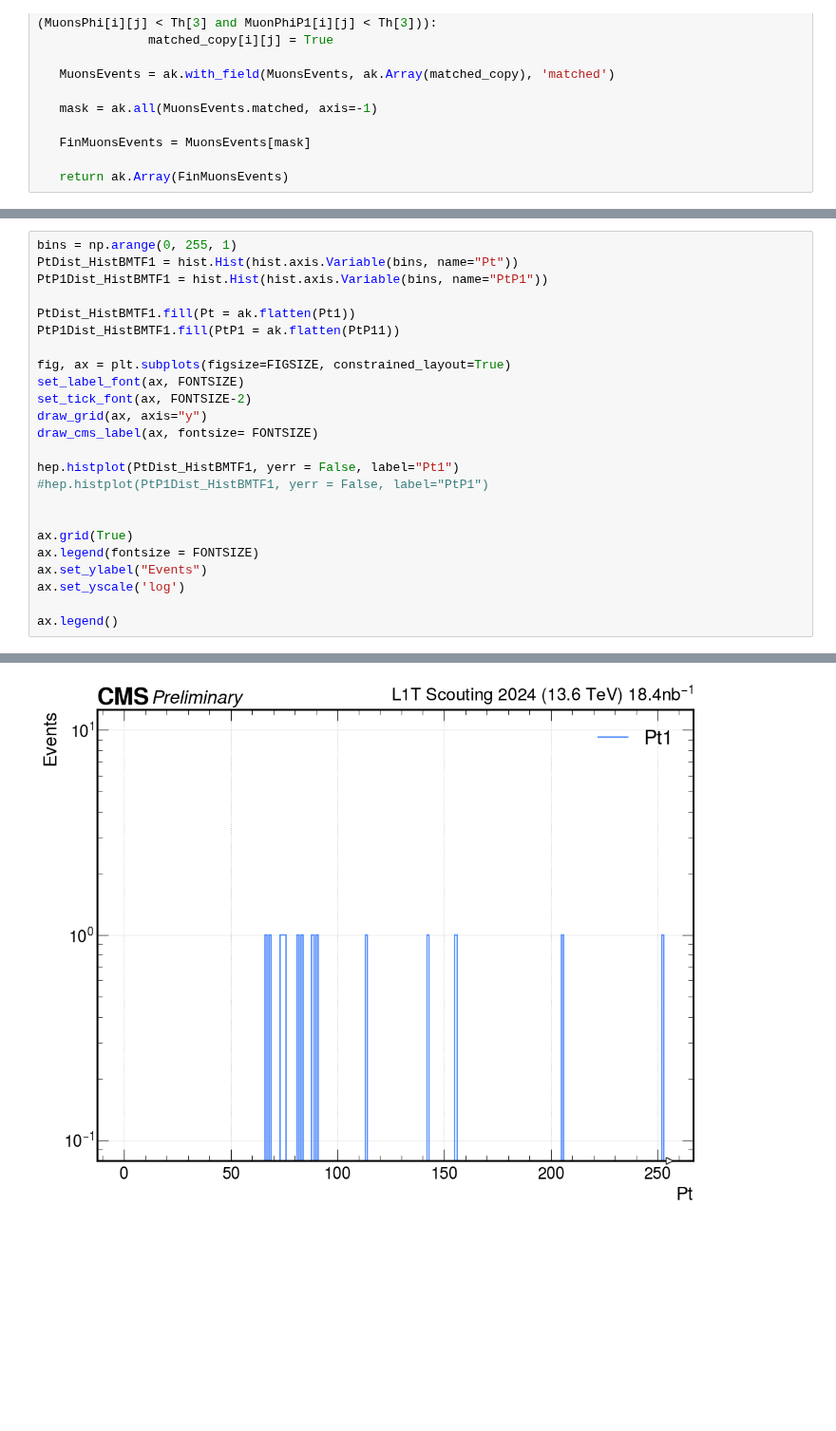
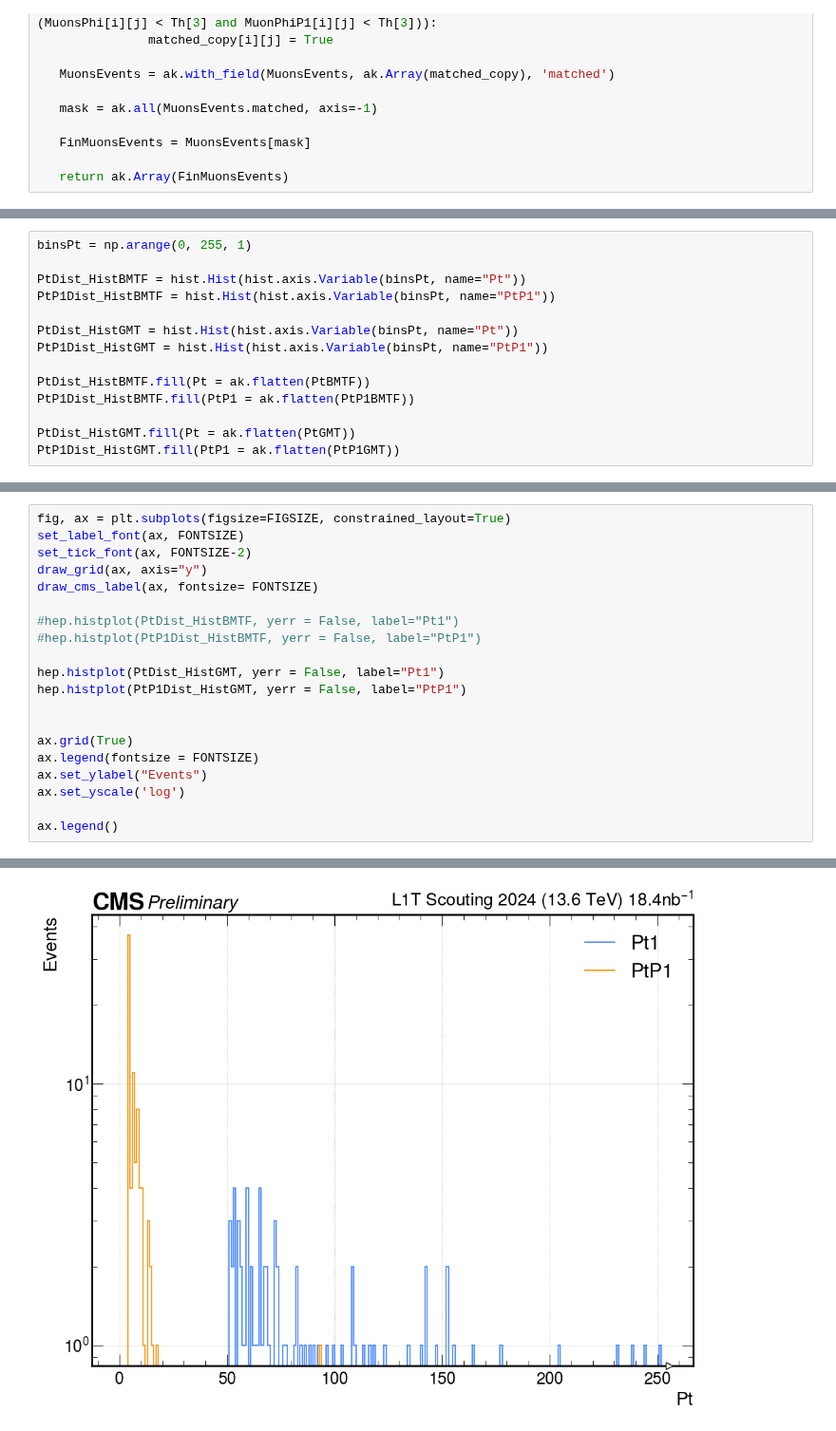
Before and after one commit to francescoreschio/Tesi-Triennale, a Jupyter notebook: Codice/HSCP.ipynb, the cells around one changed output, grey strips where cells are left out. Shown at 95% size. Cells and saved outputs as stored; diff of their text form; blank space fills up the shorter version.

```diff
--- a/Codice/HSCP.ipynb
+++ b/Codice/HSCP.ipynb
@@ -236,0 +243,14 @@ EtaP11 = FilMuonsEvents1['MuonP1Property']['Eta']
+# %%
+binsPt = np.arange(0, 255, 1)
+
+PtDist_HistBMTF = hist.Hist(hist.axis.Variable(binsPt, name="Pt"))
+PtP1Dist_HistBMTF = hist.Hist(hist.axis.Variable(binsPt, name="PtP1"))
+
+PtDist_HistGMT = hist.Hist(hist.axis.Variable(binsPt, name="Pt"))
+PtP1Dist_HistGMT = hist.Hist(hist.axis.Variable(binsPt, name="PtP1"))
+
+PtDist_HistBMTF.fill(Pt = ak.flatten(PtBMTF))
+PtP1Dist_HistBMTF.fill(PtP1 = ak.flatten(PtP1BMTF))
+
+PtDist_HistGMT.fill(Pt = ak.flatten(PtGMT))
+PtP1Dist_HistGMT.fill(PtP1 = ak.flatten(PtP1GMT))
@@ -237,27 +275,23 @@ EtaP11 = FilMuonsEvents1['MuonP1Property']['Eta']
 # %%
-bins = np.arange(0, 255, 1)
-PtDist_HistBMTF1 = hist.Hist(hist.axis.Variable(bins, name="Pt"))
-PtP1Dist_HistBMTF1 = hist.Hist(hist.axis.Variable(bins, name="PtP1"))
-
-PtDist_HistBMTF1.fill(Pt = ak.flatten(Pt1))
-PtP1Dist_HistBMTF1.fill(PtP1 = ak.flatten(PtP11))
-
 fig, ax = plt.subplots(figsize=FIGSIZE, constrained_layout=True)
 set_label_font(ax, FONTSIZE)
 set_tick_font(ax, FONTSIZE-2)
 draw_grid(ax, axis="y")
 draw_cms_label(ax, fontsize= FONTSIZE)
 
-hep.histplot(PtDist_HistBMTF1, yerr = False, label="Pt1")
-#hep.histplot(PtP1Dist_HistBMTF1, yerr = False, label="PtP1")
+#hep.histplot(PtDist_HistBMTF, yerr = False, label="Pt1")
+#hep.histplot(PtP1Dist_HistBMTF, yerr = False, label="PtP1")
+
+hep.histplot(PtDist_HistGMT, yerr = False, label="Pt1")
+hep.histplot(PtP1Dist_HistGMT, yerr = False, label="PtP1")
 
 
 ax.grid(True)
 ax.legend(fontsize = FONTSIZE)
 ax.set_ylabel("Events")
 ax.set_yscale('log')
 
 ax.legend()
 # %% [output]
 <matplotlib.legend.Legend at 0x...>
-[figure, old version]
+[figure, new version]
```
Also changed, not shown: parts of 11 cells of this notebook, 11 other files.
